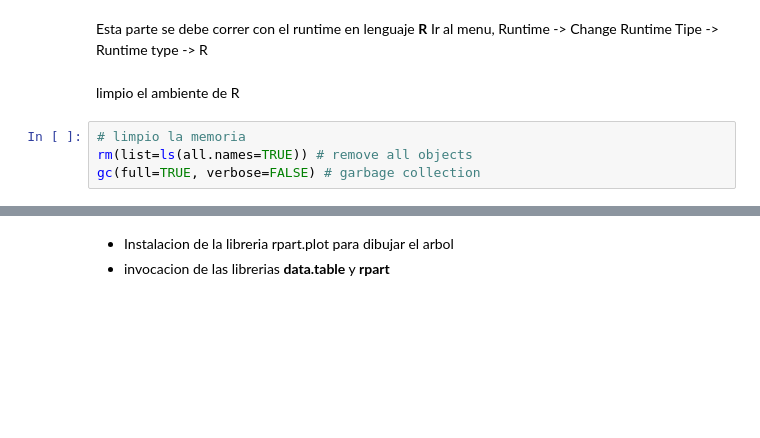
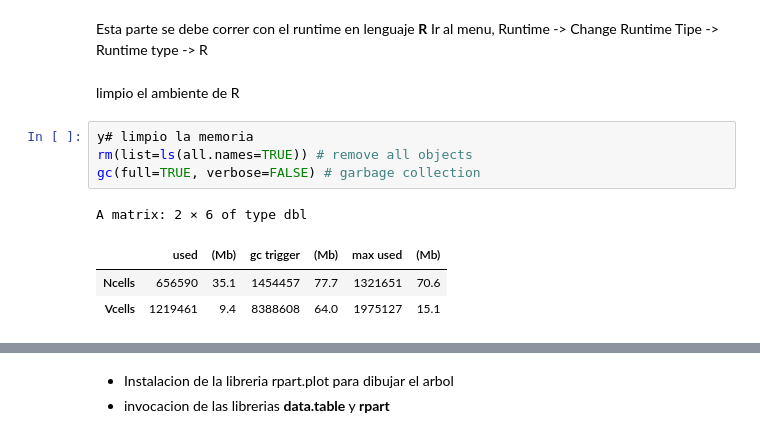
Before and after one commit to DelfiPons/labo2025v, a Jupyter notebook: src/rpart/201_ComparandoModelos.ipynb, the cells around one changed output, grey strips where cells are left out. Cells and saved outputs as stored; diff of their text form; blank space fills up the shorter version.

```diff
--- a/src/rpart/201_ComparandoModelos.ipynb
+++ b/src/rpart/201_ComparandoModelos.ipynb
@@ -85,8 +98,13 @@ Esta parte se debe correr con el runtime en lenguaje **R** Ir al menu, Runtime -
 # %% [markdown]
 limpio el ambiente de R
 # %%
-# limpio la memoria
+y# limpio la memoria
 rm(list=ls(all.names=TRUE)) # remove all objects
 gc(full=TRUE, verbose=FALSE) # garbage collection
+# %% [output]
+A matrix: 2 × 6 of type dbl
+|  | used | (Mb) | gc trigger | (Mb) | max used | (Mb) |
+| Ncells | 656590 | 35.1 | 1454457 | 77.7 | 1321651 | 70.6 |
+| Vcells | 1219461 | 9.4 | 8388608 | 64.0 | 1975127 | 15.1 |
 # %%
 Sys.time()
```
Also changed, not shown: parts of 19 cells of this notebook.
